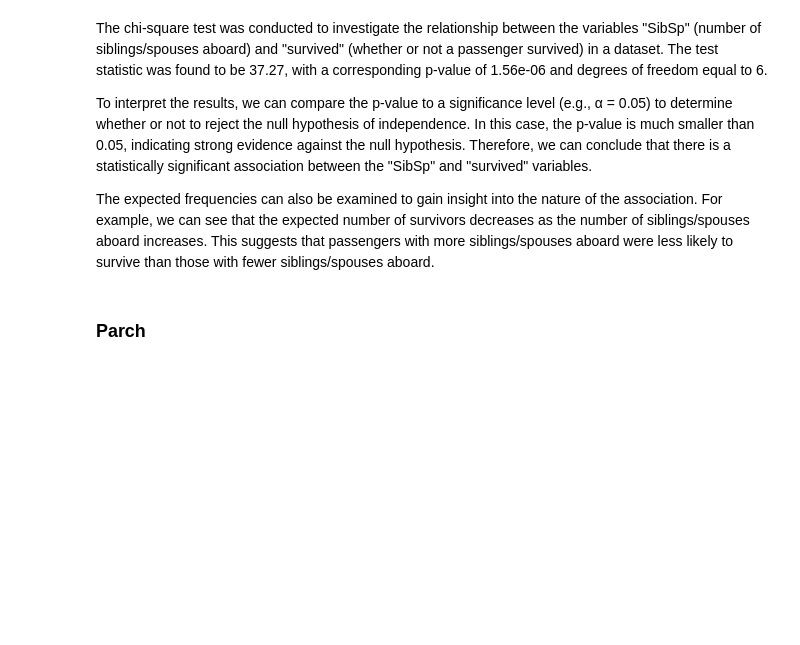
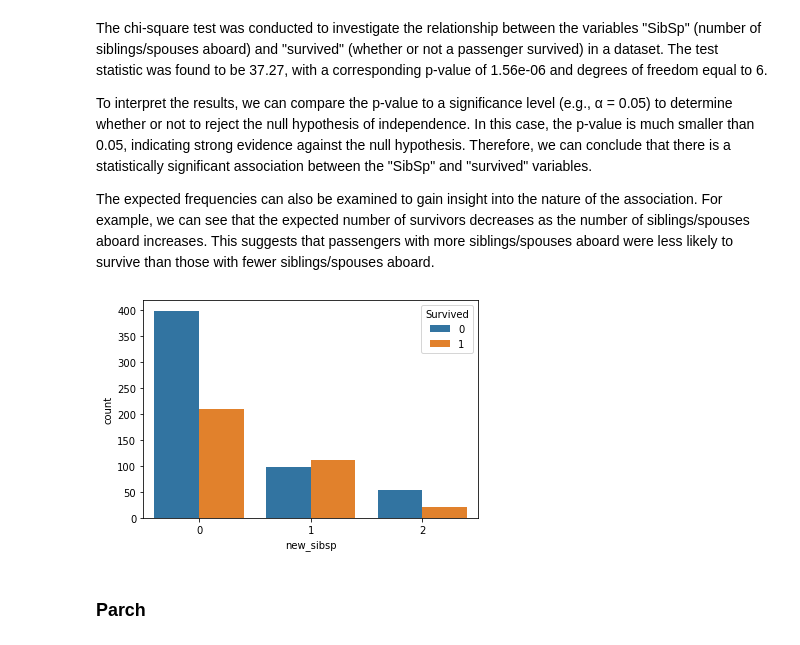
Before and after one commit to PabloJRW/titanic-classifier, a Jupyter notebook: notebooks/00_EDA.ipynb, the cells around one changed output. Saved outputs shown, nothing was run; the diff lists cells and outputs as text; code cells hidden in the pictures; blank space fills up the shorter version.

Commit message:
using sibsp and parch

```diff
--- a/notebooks/00_EDA.ipynb
+++ b/notebooks/00_EDA.ipynb
@@ -465,6 +465,19 @@ The chi-square test was conducted to investigate the relationship between the va
 To interpret the results, we can compare the p-value to a significance level (e.g., α = 0.05) to determine whether or not to reject the null hypothesis of independence. In this case, the p-value is much smaller than 0.05, indicating strong evidence against the null hypothesis. Therefore, we can conclude that there is a statistically significant association between the "SibSp" and "survived" variables.
 
 The expected frequencies can also be examined to gain insight into the nature of the association. For example, we can see that the expected number of survivors decreases as the number of siblings/spouses aboard increases. This suggests that passengers with more siblings/spouses aboard were less likely to survive than those with fewer siblings/spouses aboard.
+# %%
+def replace_values(series):
+    # Use .loc to select only the values that are not 0 or 1
+    mask = ~series.isin([0, 1])
+    series.loc[mask] = 2
+    return series
+# %%
+df_train['new_sibsp'] = replace_values(df_train.SibSp)
+
+sns.countplot(df_train.new_sibsp, hue=df_train.Survived)
+plt.show()
+# %% [output]
+[figure, added]
 # %% [markdown]
 ### Parch
 # %% [markdown]
```
Also changed, not shown: parts of 5 cells of this notebook, 1 other file.
